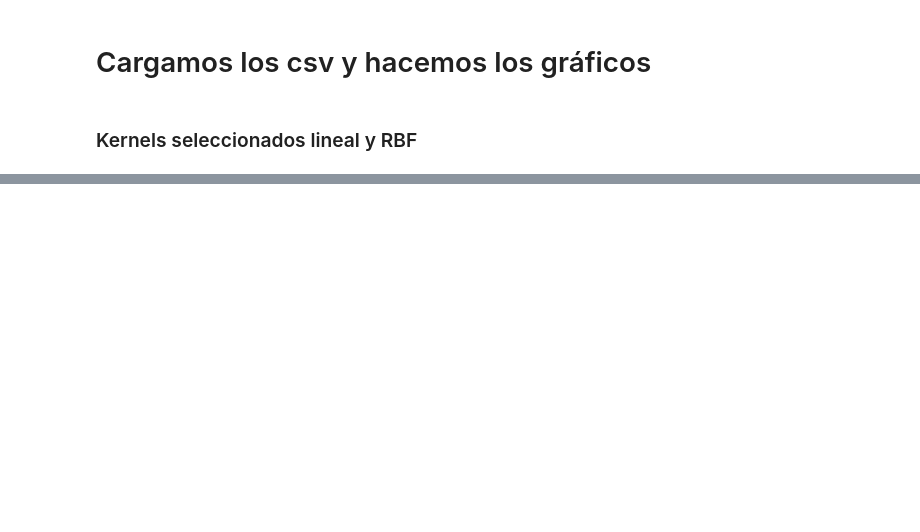
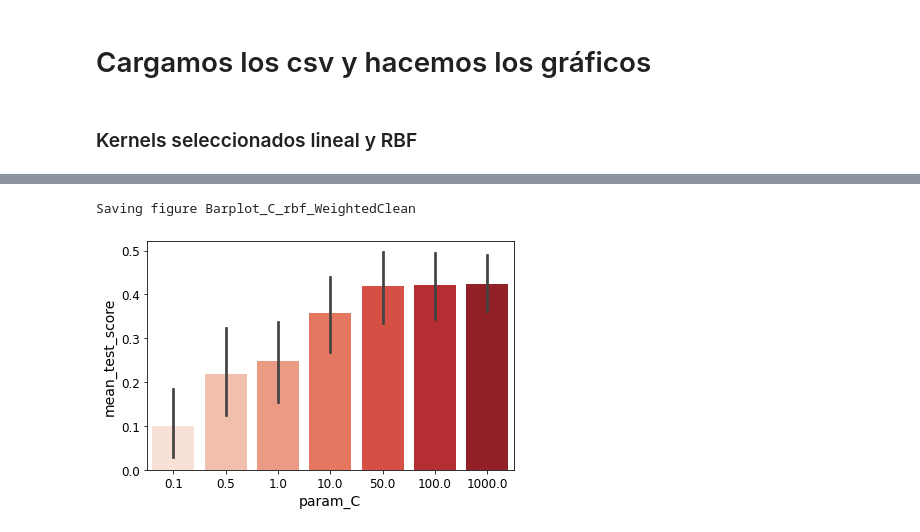
Before and after one commit to eveolsza/TP3--Support-Vector-Machines_Decision-Trees, a Jupyter notebook: TP3.ipynb, the cells around one changed output, grey strips where cells are left out. Saved outputs shown, nothing was run; the diff lists cells and outputs as text; code cells hidden in the pictures; blank space fills up the shorter version.

```diff
--- a/TP3.ipynb
+++ b/TP3.ipynb
@@ -846,0 +570,7 @@ plot_confusion_matrix(svc, X_test, y_test)
+# %%
+barPlot(GridSearchResult_rbf_WeightedManual,
+        'param_C',
+        'rbf_WeightedClean')
+# %% [output]
+Saving figure Barplot_C_rbf_WeightedClean
+[figure, added]
```
Also changed, not shown: parts of 85 cells of this notebook, 57 other files.
